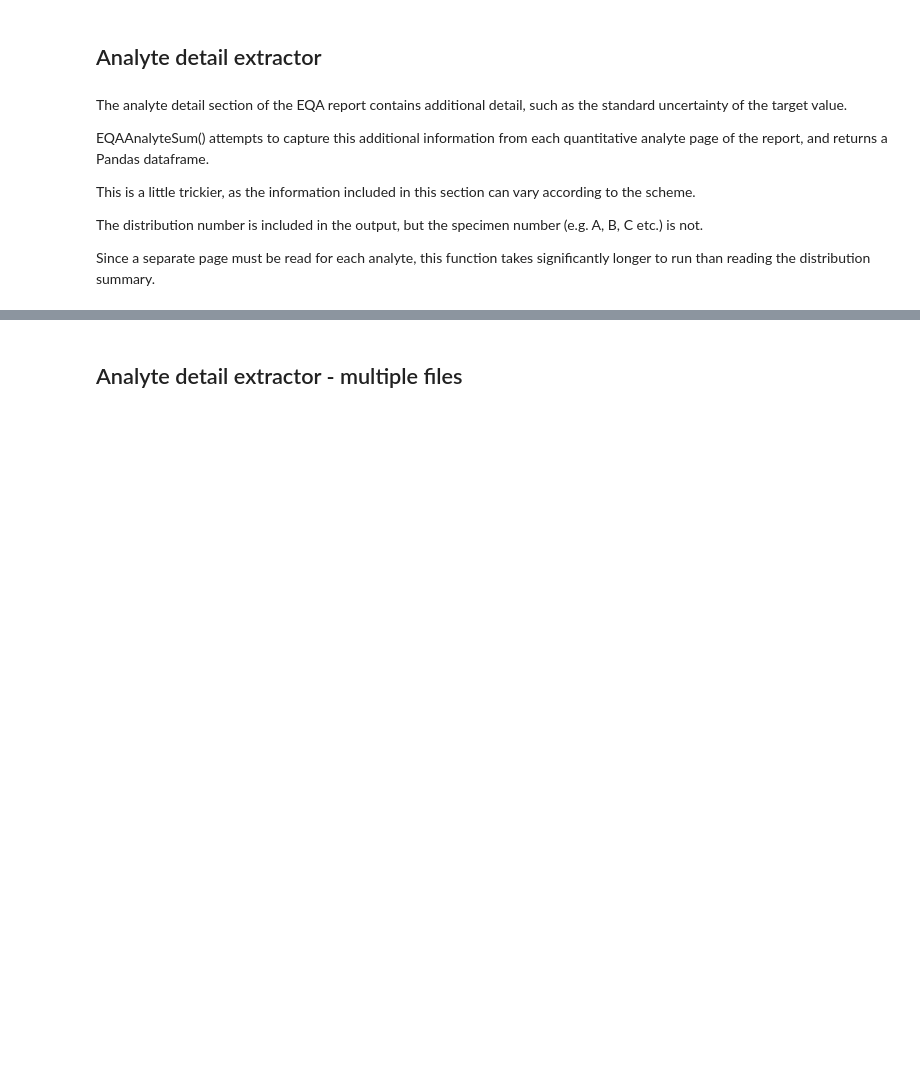
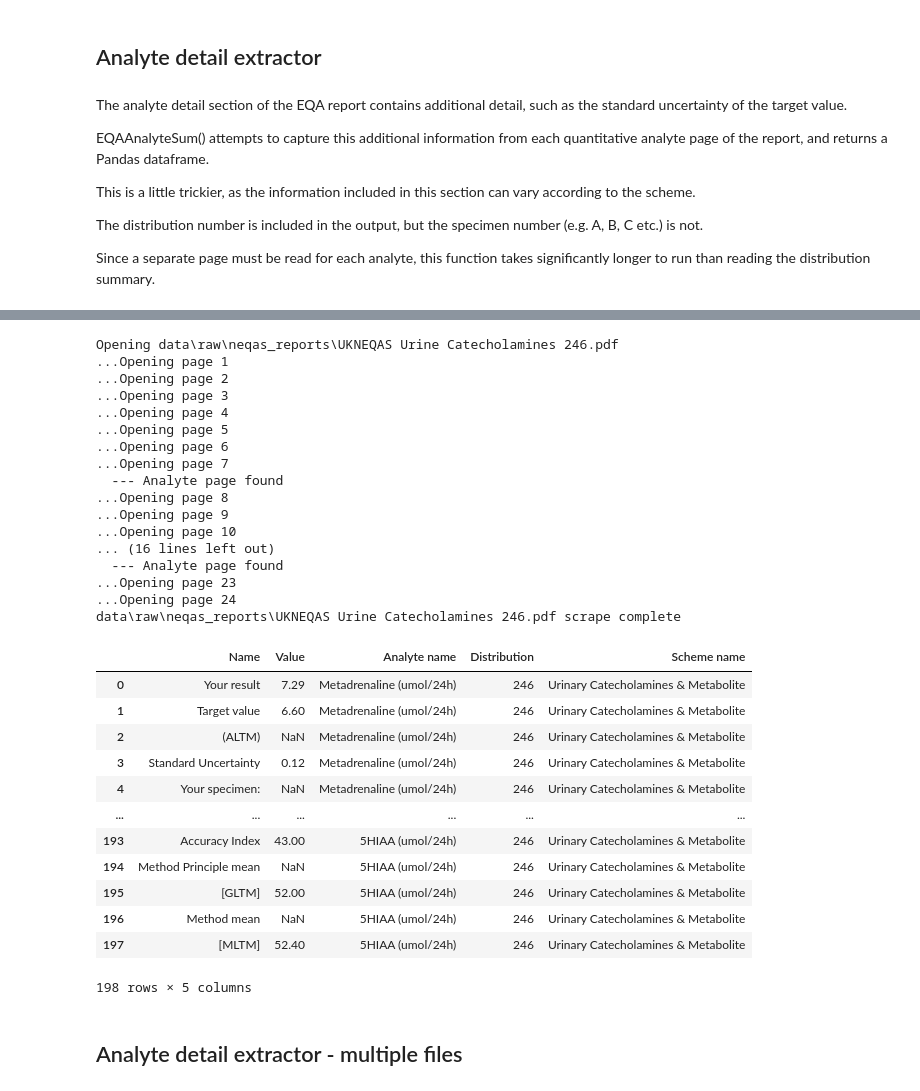
Before and after one commit to nf260/NEQAS-results-scraper, a Jupyter notebook: EQA-results-scraper.ipynb, the cells around one changed output, grey strips where cells are left out. Cells and saved outputs as stored; diff of their text form; code cells hidden in the pictures; blank space fills up the shorter version.

```diff
--- a/EQA-results-scraper.ipynb
+++ b/EQA-results-scraper.ipynb
@@ -15 +20,3 @@ import tabula
+# %%
+neqas_folder = 'data\\raw\\neqas_reports'
 # %% [markdown]
@@ -242,6 +281,40 @@ Opening 4000 UKNEQAS Newborn British Isles 314.pdf
 | 328 | Notional 'Spike' | 30.0 | Met (umol/L WB) | 314 | Birmingham Quality ~ Newborn Brit... |
 | 329 | Tandem Mass Spec | 25.0 | Met (umol/L WB) | 314 | Birmingham Quality ~ Newborn Brit... |
 330 rows × 5 columns
+# %%
+filepath = neqas_folder + "\\" + "UKNEQAS Urine Catecholamines 246.pdf"
+eqa_analyte_sum(filepath)
+# %% [output]
+Opening data\raw\neqas_reports\UKNEQAS Urine Catecholamines 246.pdf
+...Opening page 1
+...Opening page 2
+...Opening page 3
+...Opening page 4
+...Opening page 5
+...Opening page 6
+...Opening page 7
+  --- Analyte page found
+...Opening page 8
+...Opening page 9
+...Opening page 10
+... (16 lines left out)
+  --- Analyte page found
+...Opening page 23
+...Opening page 24
+data\raw\neqas_reports\UKNEQAS Urine Catecholamines 246.pdf scrape complete
+|  | Name | Value | Analyte name | Distribution | Scheme name |
+| 0 | Your result | 7.29 | Metadrenaline (umol/24h) | 246 | Urinary Catecholamines & Metabolite |
+| 1 | Target value | 6.60 | Metadrenaline (umol/24h) | 246 | Urinary Catecholamines & Metabolite |
+| 2 | (ALTM) | NaN | Metadrenaline (umol/24h) | 246 | Urinary Catecholamines & Metabolite |
+| 3 | Standard Uncertainty | 0.12 | Metadrenaline (umol/24h) | 246 | Urinary Catecholamines & Metabolite |
+| 4 | Your specimen: | NaN | Metadrenaline (umol/24h) | 246 | Urinary Catecholamines & Metabolite |
+| ... | ... | ... | ... | ... | ... |
+| 193 | Accuracy Index | 43.00 | 5HIAA (umol/24h) | 246 | Urinary Catecholamines & Metabolite |
+| 194 | Method Principle mean | NaN | 5HIAA (umol/24h) | 246 | Urinary Catecholamines & Metabolite |
+| 195 | [GLTM] | 52.00 | 5HIAA (umol/24h) | 246 | Urinary Catecholamines & Metabolite |
+| 196 | Method mean | NaN | 5HIAA (umol/24h) | 246 | Urinary Catecholamines & Metabolite |
+| 197 | [MLTM] | 52.40 | 5HIAA (umol/24h) | 246 | Urinary Catecholamines & Metabolite |
+198 rows × 5 columns
 # %% [markdown]
 ## Analyte detail extractor - multiple files
 # %% [markdown]
```
Also changed, not shown: parts of 20 cells of this notebook.
